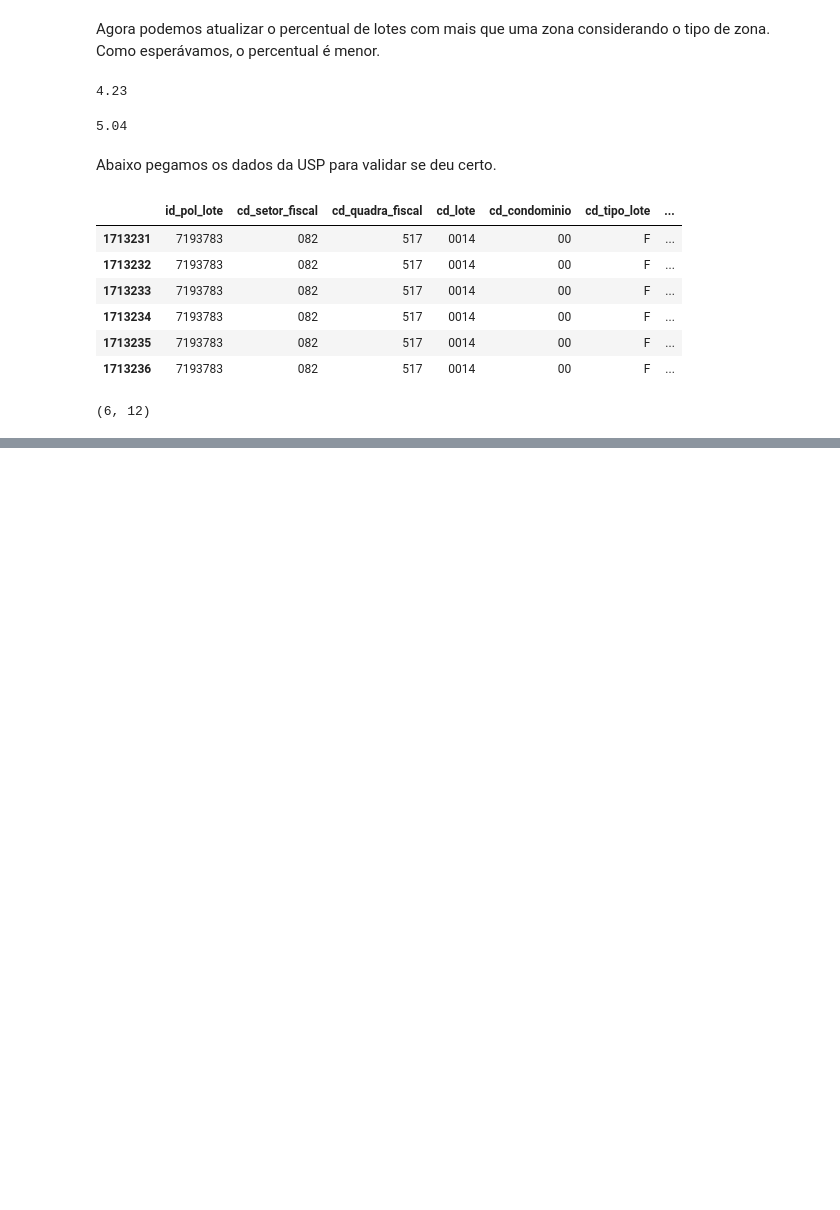
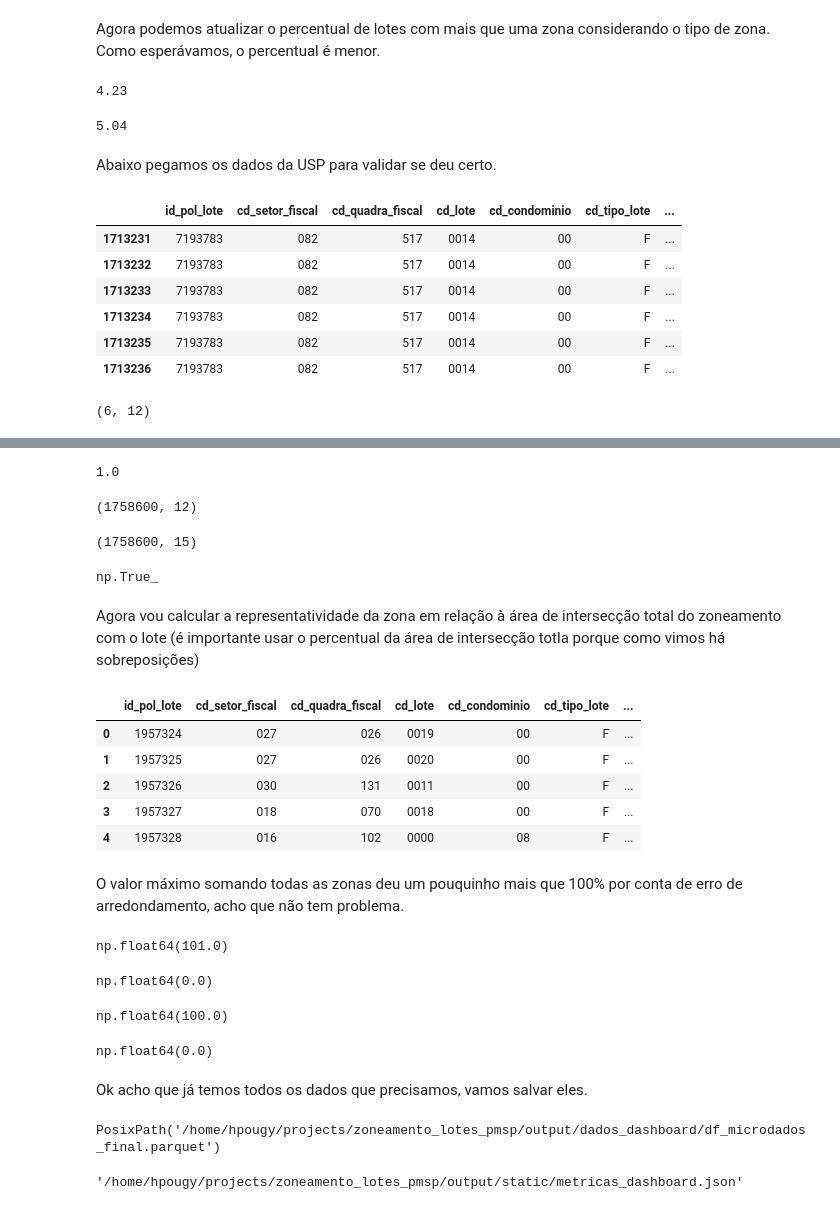
Before and after one commit to h-pgy/zoneamento_lotes_pmsp, a Jupyter notebook: 02_eda_dashboard.ipynb, the cells around one changed output, grey strips where cells are left out. Cells and saved outputs as stored; diff of their text form; code cells hidden in the pictures; blank space fills up the shorter version.

Commit message:
calculo importancia das zonas para o lote - EDA finalizado

```diff
--- a/02_eda_dashboard.ipynb
+++ b/02_eda_dashboard.ipynb
@@ -552,0 +556,7 @@ df_microdados_final[df_microdados_final['id_pol_lote']==id_pol_usp].shape
+# %%
+percent_intercecao_por_lote = df_microdados_final.groupby('id_pol_lote')['percentual_area_interseccao'].sum().reset_index().rename(columns={'percentual_area_interseccao' : 'percentual_area_interseccao_total'})
+# %%
+percent_intercecao_por_lote['sobreposicao_zonas'] = percent_intercecao_por_lote['percentual_area_interseccao_total']>100
+percent_lotes_com_sobreposicao_de_zonas = round(float(percent_intercecao_por_lote['sobreposicao_zonas'].mean()), 2)*100
+metricas_dashboard['percent_lotes_com_sobreposicao_de_zonas'] = percent_lotes_com_sobreposicao_de_zonas
+percent_lotes_com_sobreposicao_de_zonas
@@ -552,0 +569,53 @@ df_microdados_final[df_microdados_final['id_pol_lote']==id_pol_usp].shape
+# %%
+percent_intercecao_por_lote['area_sem_zona'] = percent_intercecao_por_lote['percentual_area_interseccao_total']<100
+percent_lotes_com_area_sem_zona = round(float(percent_intercecao_por_lote['area_sem_zona'].mean()), 2)*100
+metricas_dashboard['percent_lotes_com_area_sem_zona'] = percent_lotes_com_area_sem_zona
+percent_lotes_com_area_sem_zona
+# %% [output]
+1.0
+# %%
+df_microdados_final.shape
+# %% [output]
+(1758600, 12)
+# %%
+df_microdados_final = pd.merge(df_microdados_final, percent_intercecao_por_lote, on='id_pol_lote', how='left')
+df_microdados_final.shape
+# %% [output]
+(1758600, 15)
+# %%
+#checando porque os dois sao mutuamente excludentes
+(df_microdados_final['area_sem_zona']&df_microdados_final['sobreposicao_zonas']).any() == False
+# %% [output]
+np.True_
+# %% [markdown]
+Agora vou calcular a representatividade da zona em relação à área de intersecção total do zoneamento com o lote (é importante usar o percentual da área de intersecção totla porque como vimos há sobreposições)
+# %%
+df_microdados_final['importancia_zona_para_lote'] = (df_microdados_final['percentual_area_interseccao']/df_microdados_final['percentual_area_interseccao_total']).round(2)*100
+df_microdados_final.head()
+# %% [output]
+|  | id_pol_lote | cd_setor_fiscal | cd_quadra_fiscal | cd_lote | cd_condominio | cd_tipo_lote | ... |
+| 0 | 1957324 | 027 | 026 | 0019 | 00 | F | ... |
+| 1 | 1957325 | 027 | 026 | 0020 | 00 | F | ... |
+| 2 | 1957326 | 030 | 131 | 0011 | 00 | F | ... |
+| 3 | 1957327 | 018 | 070 | 0018 | 00 | F | ... |
+| 4 | 1957328 | 016 | 102 | 0000 | 08 | F | ... |
+# %% [markdown]
+O valor máximo somando todas as zonas deu um pouquinho mais que 100% por conta de erro de arredondamento, acho que não tem problema.
+# %%
+df_microdados_final.groupby('id_pol_lote')['importancia_zona_para_lote'].sum().max()
+# %% [output]
+np.float64(101.0)
+# %%
+df_microdados_final.groupby('id_pol_lote')['importancia_zona_para_lote'].sum().min()
+# %% [output]
+np.float64(0.0)
+# %%
+df_microdados_final['importancia_zona_para_lote'].max()
+# %% [output]
+np.float64(100.0)
+# %%
+df_microdados_final['importancia_zona_para_lote'].min()
+# %% [output]
+np.float64(0.0)
+# %% [markdown]
+Ok acho que já temos todos os dados que precisamos, vamos salvar eles.
@@ -552,0 +625,8 @@ df_microdados_final[df_microdados_final['id_pol_lote']==id_pol_usp].shape
+# %%
+save_parquet(df_microdados_final, 'df_microdados_final.parquet', subfolder='dados_dashboard', output=True)
+# %% [output]
+PosixPath('/home/hpougy/projects/zoneamento_lotes_pmsp/output/dados_dashboard/df_microdados_final.parquet')
+# %%
+save_json('metricas_dashboard.json', metricas_dashboard)
+# %% [output]
+'/home/hpougy/projects/zoneamento_lotes_pmsp/output/static/metricas_dashboard.json'
```
Also changed, not shown: parts of 7 cells of this notebook, 3 other files.
